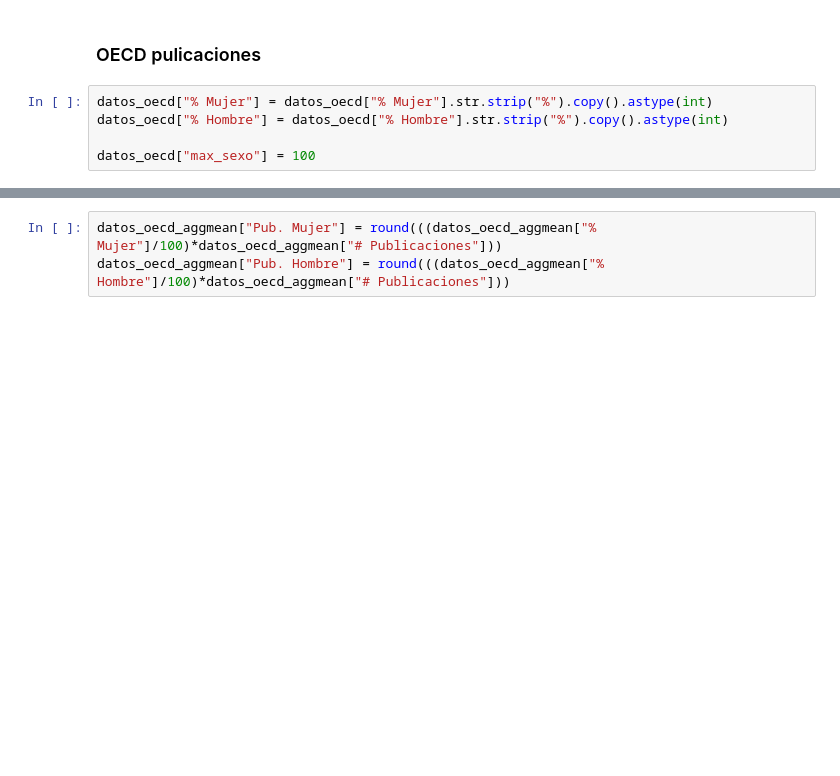
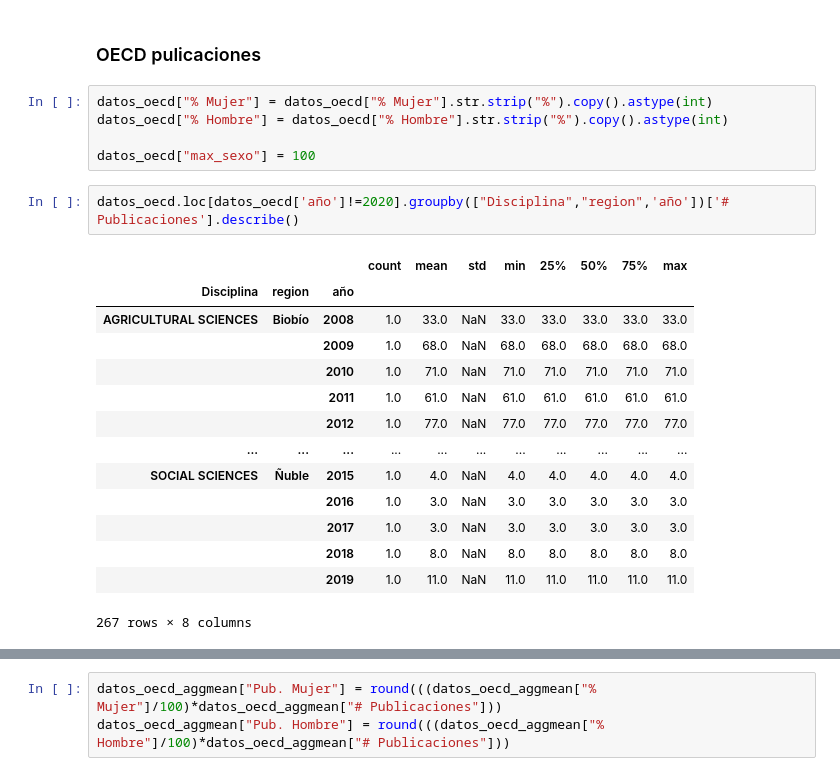
Before and after one commit to Nanocell-Lab/nodo_CTCI, a Jupyter notebook: 04_Investigación.ipynb, the cells around one changed output, grey strips where cells are left out. Cells and saved outputs as stored; diff of their text form; blank space fills up the shorter version.

```diff
--- a/04_Investigación.ipynb
+++ b/04_Investigación.ipynb
@@ -134,4 +147,21 @@ datos_oecd["% Mujer"] = datos_oecd["% Mujer"].str.strip("%").copy().astype(int)
 datos_oecd["% Hombre"] = datos_oecd["% Hombre"].str.strip("%").copy().astype(int)
 
 datos_oecd["max_sexo"] = 100
+# %%
+datos_oecd.loc[datos_oecd['año']!=2020].groupby(["Disciplina","region",'año'])['# Publicaciones'].describe()
+# %% [output]
+|  |  |  | count | mean | std | min | 25% | 50% | 75% | max |
+| Disciplina | region | año |  |  |  |  |  |  |  |  |
+| AGRICULTURAL SCIENCES | Biobío | 2008 | 1.0 | 33.0 | NaN | 33.0 | 33.0 | 33.0 | 33.0 | 33.0 |
+|  |  | 2009 | 1.0 | 68.0 | NaN | 68.0 | 68.0 | 68.0 | 68.0 | 68.0 |
+|  |  | 2010 | 1.0 | 71.0 | NaN | 71.0 | 71.0 | 71.0 | 71.0 | 71.0 |
+|  |  | 2011 | 1.0 | 61.0 | NaN | 61.0 | 61.0 | 61.0 | 61.0 | 61.0 |
+|  |  | 2012 | 1.0 | 77.0 | NaN | 77.0 | 77.0 | 77.0 | 77.0 | 77.0 |
+| ... | ... | ... | ... | ... | ... | ... | ... | ... | ... | ... |
+| SOCIAL SCIENCES | Ñuble | 2015 | 1.0 | 4.0 | NaN | 4.0 | 4.0 | 4.0 | 4.0 | 4.0 |
+|  |  | 2016 | 1.0 | 3.0 | NaN | 3.0 | 3.0 | 3.0 | 3.0 | 3.0 |
+|  |  | 2017 | 1.0 | 3.0 | NaN | 3.0 | 3.0 | 3.0 | 3.0 | 3.0 |
+|  |  | 2018 | 1.0 | 8.0 | NaN | 8.0 | 8.0 | 8.0 | 8.0 | 8.0 |
+|  |  | 2019 | 1.0 | 11.0 | NaN | 11.0 | 11.0 | 11.0 | 11.0 | 11.0 |
+267 rows × 8 columns
 # %%
```
Also changed, not shown: parts of 18 cells of this notebook.
